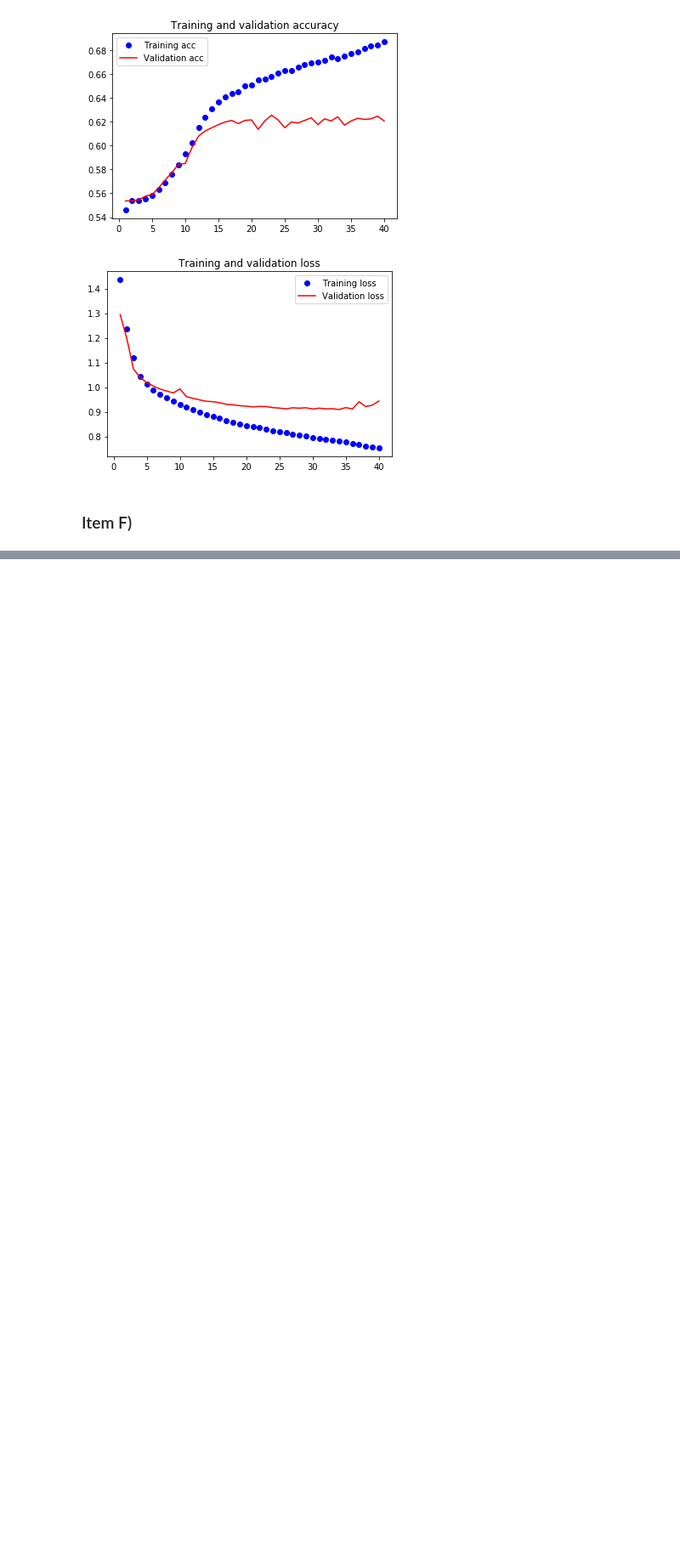
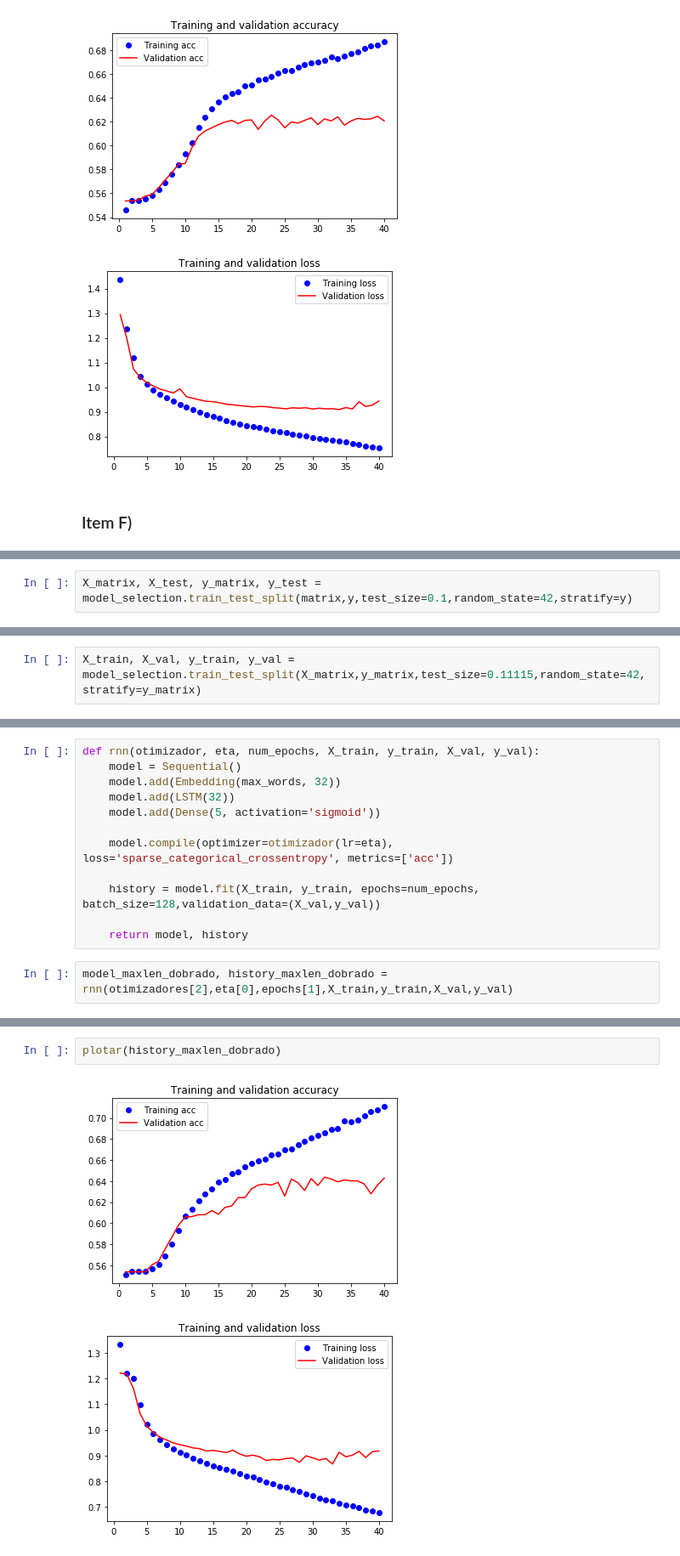
Before and after one commit to viniciusteix/topics-3, a Jupyter notebook: prova2/Prova-q1.ipynb, the cells around one changed output, grey strips where cells are left out. Shown at 85% size. Drawn from its saved outputs; the diff is of its cells as text; blank space fills up the shorter version.

```diff
--- a/prova2/Prova.ipynb
+++ b/prova2/Prova-q1.ipynb
@@ -452,0 +468,2 @@ plotar(history_reduzido)
+# %%
+X_matrix, X_test, y_matrix, y_test = model_selection.train_test_split(matrix,y,test_size=0.1,random_state=42,stratify=y)
@@ -452,0 +480,2 @@ plotar(history_reduzido)
+# %%
+X_train, X_val, y_train, y_val = model_selection.train_test_split(X_matrix,y_matrix,test_size=0.11115,random_state=42,stratify=y_matrix)
@@ -452,0 +492,14 @@ plotar(history_reduzido)
+# %%
+def rnn(otimizador, eta, num_epochs, X_train, y_train, X_val, y_val):
+    model = Sequential()
+    model.add(Embedding(max_words, 32))
+    model.add(LSTM(32))
+    model.add(Dense(5, activation='sigmoid'))
+
+    model.compile(optimizer=otimizador(lr=eta), loss='sparse_categorical_crossentropy', metrics=['acc'])
+
+    history = model.fit(X_train, y_train, epochs=num_epochs, batch_size=128,validation_data=(X_val,y_val))
+
+    return model, history
+# %%
+model_maxlen_dobrado, history_maxlen_dobrado = rnn(otimizadores[2],eta[0],epochs[1],X_train,y_train,X_val,y_val)
@@ -452,0 +530,5 @@ plotar(history_reduzido)
+# %%
+plotar(history_maxlen_dobrado)
+# %% [output]
+[figure, added]
+[figure, added]
```
Also changed, not shown: parts of 34 cells of this notebook.
